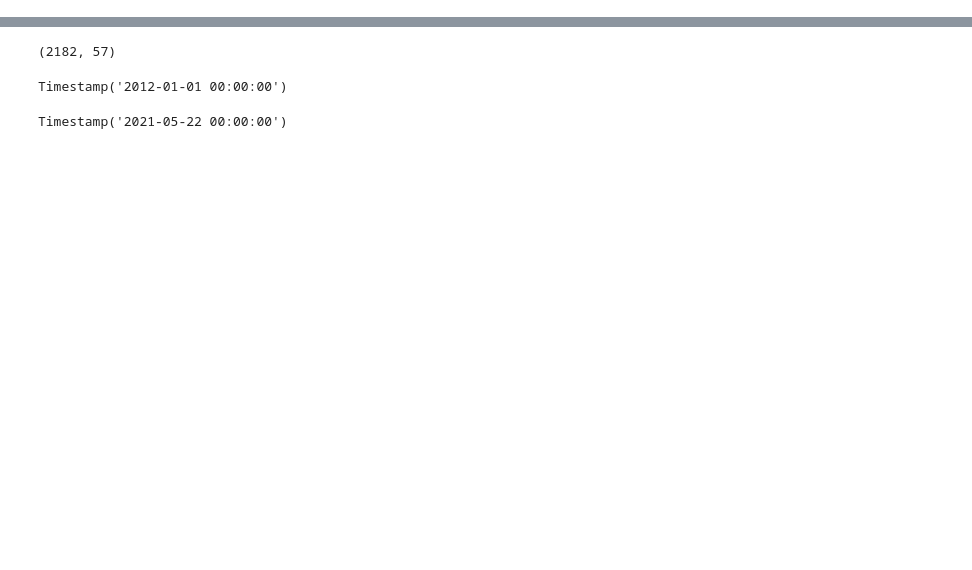
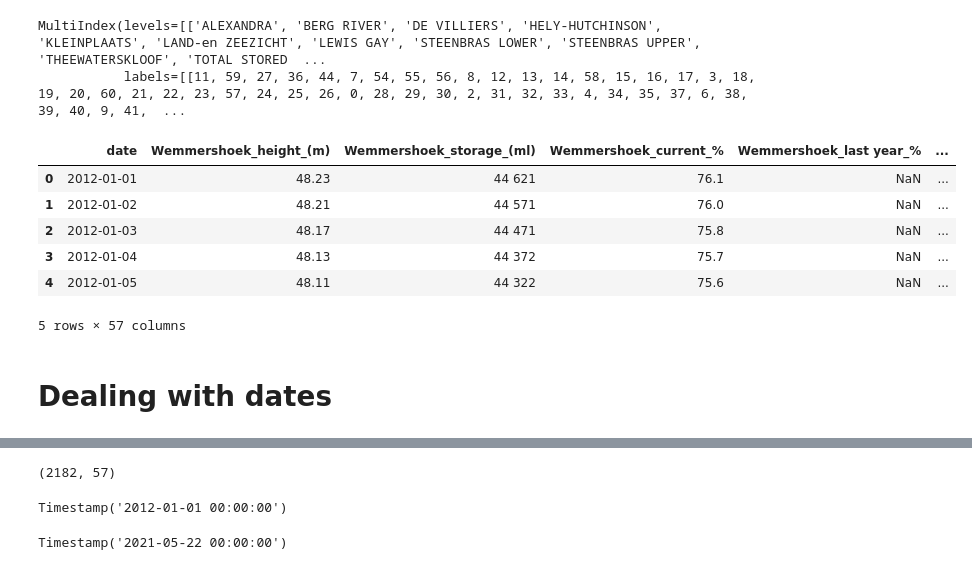
Before and after one commit to jbertscher/dam-levels, a Jupyter notebook: clean-dam-level-data.ipynb, the cells around one changed output, grey strips where cells are left out. Cells and saved outputs as stored; diff of their text form; code cells hidden in the pictures; blank space fills up the shorter version.

```diff
--- a/clean-dam-level-data.ipynb
+++ b/clean-dam-level-data.ipynb
@@ -8 +30,6 @@ InteractiveShell.ast_node_interactivity = "all"
+# %%
+data.columns
+# %% [output]
+MultiIndex(levels=[['ALEXANDRA', 'BERG RIVER', 'DE VILLIERS', 'HELY-HUTCHINSON', 'KLEINPLAATS', 'LAND-en ZEEZICHT', 'LEWIS GAY', 'STEENBRAS LOWER', 'STEENBRAS UPPER', 'THEEWATERSKLOOF', 'TOTAL STORED  ...
+           labels=[[11, 59, 27, 36, 44, 7, 54, 55, 56, 8, 12, 13, 14, 58, 15, 16, 17, 3, 18, 19, 20, 60, 21, 22, 23, 57, 24, 25, 26, 0, 28, 29, 30, 2, 31, 32, 33, 4, 34, 35, 37, 6, 38, 39, 40, 9, 41,  ...
 # %%
@@ -28,3 +56,15 @@ data.columns = pd.Index(col_names)
 data = data.drop([col for col in data.columns if re.match(r'^Total Stored', col)], axis = 1)
 
 data['date'] = pd.to_datetime(data['date'])
+# %%
+data.head()
+# %% [output]
+|  | date | Wemmershoek_height_(m) | Wemmershoek_storage_(ml) | Wemmershoek_current_% | Wemmershoek_last year_% | ... |
+| 0 | 2012-01-01 | 48.23 | 44 621 | 76.1 | NaN | ... |
+| 1 | 2012-01-02 | 48.21 | 44 571 | 76.0 | NaN | ... |
+| 2 | 2012-01-03 | 48.17 | 44 471 | 75.8 | NaN | ... |
+| 3 | 2012-01-04 | 48.13 | 44 372 | 75.7 | NaN | ... |
+| 4 | 2012-01-05 | 48.11 | 44 322 | 75.6 | NaN | ... |
+5 rows × 57 columns
+# %% [markdown]
+# Dealing with dates
```
Also changed, not shown: parts of 13 cells of this notebook, 1 other file.
